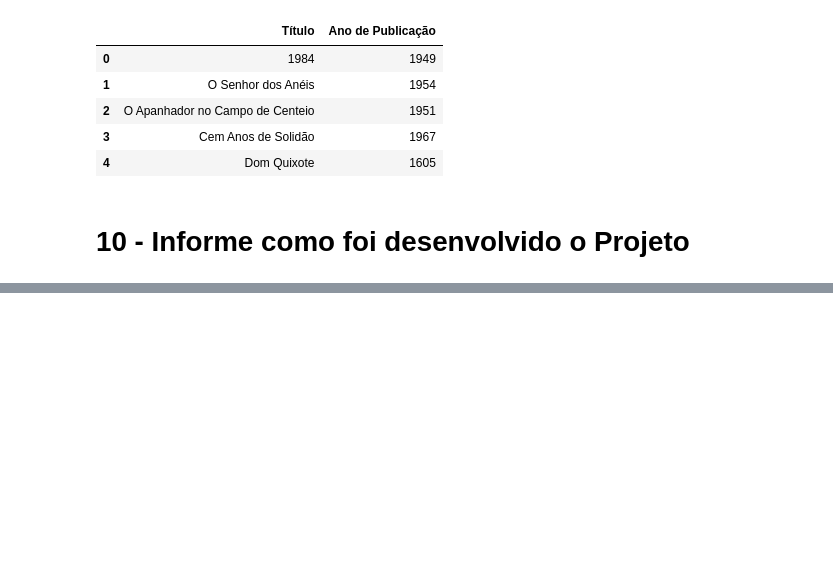
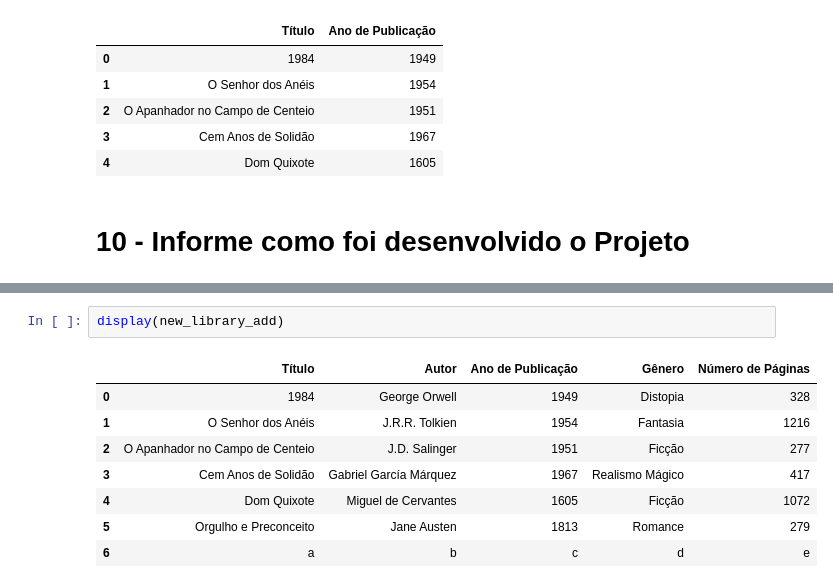
Before and after one commit to loooore/Python, a Jupyter notebook: Atividades - Facul/biblioteca_dataframe_Lorenzo_D3_CCP.ipynb, the cells around one changed output, grey strips where cells are left out. Drawn from its saved outputs; the diff is of its cells as text; blank space fills up the shorter version.

```diff
--- a/Atividades - Facul/biblioteca_dataframe_Lorenzo_D3_CCP.ipynb
+++ b/Atividades - Facul/biblioteca_dataframe_Lorenzo_D3_CCP.ipynb
@@ -358,0 +359,11 @@ display(biblioteca_DF), display(new_library_add)
+# %%
+display(new_library_add)
+# %% [output]
+|  | Título | Autor | Ano de Publicação | Gênero | Número de Páginas |
+| 0 | 1984 | George Orwell | 1949 | Distopia | 328 |
+| 1 | O Senhor dos Anéis | J.R.R. Tolkien | 1954 | Fantasia | 1216 |
+| 2 | O Apanhador no Campo de Centeio | J.D. Salinger | 1951 | Ficção | 277 |
+| 3 | Cem Anos de Solidão | Gabriel García Márquez | 1967 | Realismo Mágico | 417 |
+| 4 | Dom Quixote | Miguel de Cervantes | 1605 | Ficção | 1072 |
+| 5 | Orgulho e Preconceito | Jane Austen | 1813 | Romance | 279 |
+| 6 | a | b | c | d | e |
```
Also changed, not shown: parts of 8 cells of this notebook.
